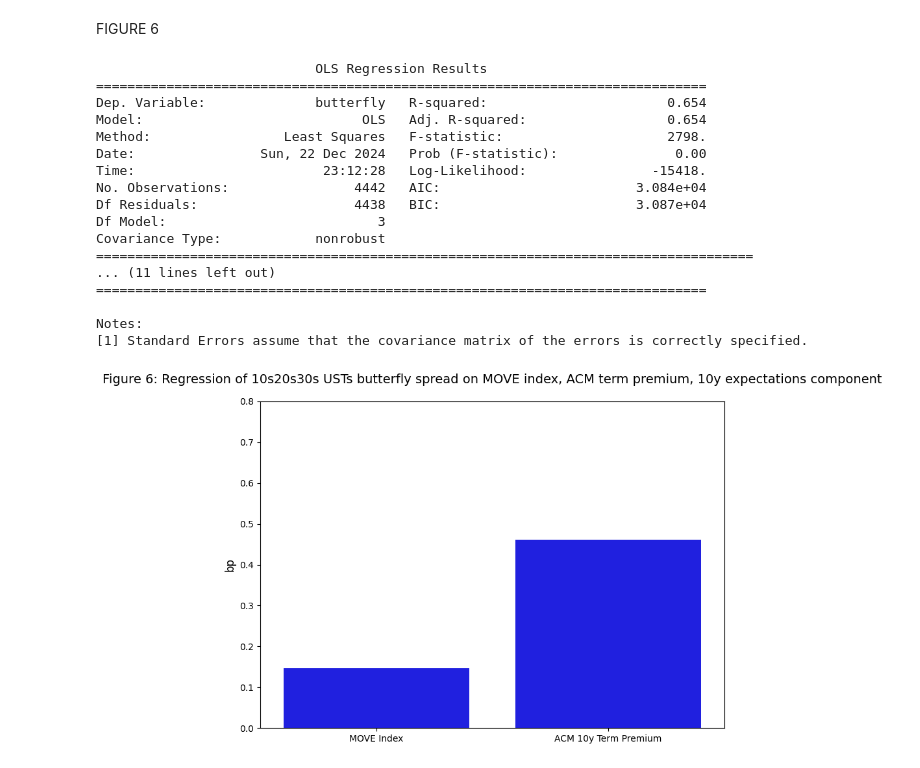
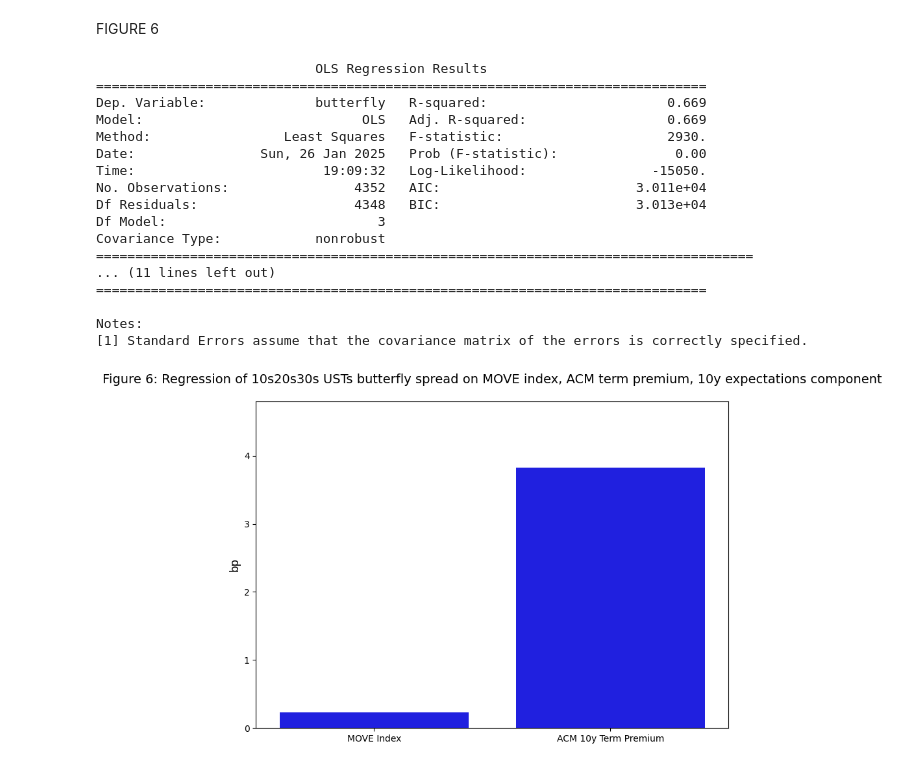
Before and after one commit to ALILODHI-cloud/UVAmacro, a Jupyter notebook: post_1/analysis.ipynb, the cells around one changed output. Cells and saved outputs as stored; diff of their text form; code cells hidden in the pictures.

```diff
--- a/post_1/analysis.ipynb
+++ b/post_1/analysis.ipynb
@@ -96,8 +96,8 @@ df_tp = pd.read_csv(f'/Users/{user}/Downloads/UVAmacro-main/post_1/data/ACM.csv'
 #print(df_tp.head())
 
 # Extract relevant columns (10Y term premium and date)
-df_tp = df_tp[['ACMY10', 'DATE']]
-df_tp.rename(columns={'ACMY10': '10y_tp', 'DATE': 'Date'}, inplace=True)
+df_tp = df_tp[['ACMTP10', 'DATE']]
+df_tp.rename(columns={'ACMTP10': '10y_tp', 'DATE': 'Date'}, inplace=True)
 df_tp['Date'] = pd.to_datetime(df_tp['Date'])
 
 # Load and preprocess the BE (Breakeven) data
@@ -644,6 +644,10 @@ Notes:
 FIGURE 6
 # %%
 
+
+
+
+df_total_2.dropna(inplace=True)
 
 # Define independent and dependent variables for the regression
 X = df_total_2[['move_level', '10y_tp', '10y_expectations']]  # Independent variables
@@ -666,39 +670,39 @@ coeffs = model.params[['move_level', '10y_tp']]
 
 
 # Create a bar plot for the coefficients with custom labels
 plt.figure(figsize=(8, 6))
 sns.barplot(x=[custom_labels.get(label, label) for label in coeffs.index], y=coeffs.values, color='blue')
 
 
 # Add titles and labels
 plt.title('Figure 6: Regression of 10s20s30s USTs butterfly spread on MOVE index, ACM term premium, 10y expectations component', fontsize=14, pad=20)
 plt.ylabel('bp', fontsize=12)
 
 # Option 1: Manually set the y-axis limits
-plt.ylim(0, 0.8)  # Set y-axis limits between -0.5 and 0.5
+plt.ylim(0, 4.8)  # Set y-axis limits between -0.5 and 0.5
 
 
 plt.savefig(f'{figure_path}/figure6.jpg', format='jpeg', bbox_inches='tight')
 
 # Show the plot
 plt.tight_layout()
 plt.show()
 # %% [output]
                             OLS Regression Results
 ==============================================================================
-Dep. Variable:              butterfly   R-squared:                       0.654
-Model:                            OLS   Adj. R-squared:                  0.654
-Method:                 Least Squares   F-statistic:                     2798.
-Date:                Sun, 22 Dec 2024   Prob (F-statistic):               0.00
-Time:                        23:12:28   Log-Likelihood:                -15418.
-No. Observations:                4442   AIC:                         3.084e+04
-Df Residuals:                    4438   BIC:                         3.087e+04
+Dep. Variable:              butterfly   R-squared:                       0.669
+Model:                            OLS   Adj. R-squared:                  0.669
+Method:                 Least Squares   F-statistic:                     2930.
+Date:                Sun, 26 Jan 2025   Prob (F-statistic):               0.00
+Time:                        19:09:32   Log-Likelihood:                -15050.
+No. Observations:                4352   AIC:                         3.011e+04
+Df Residuals:                    4348   BIC:                         3.013e+04
 Df Model:                           3
 Covariance Type:            nonrobust
 ====================================================================================
 ... (11 lines left out)
 ==============================================================================
 
 Notes:
 [1] Standard Errors assume that the covariance matrix of the errors is correctly specified.
-[figure, old version]
+[figure, new version]
```
Also changed, not shown: parts of 4 cells of this notebook.
